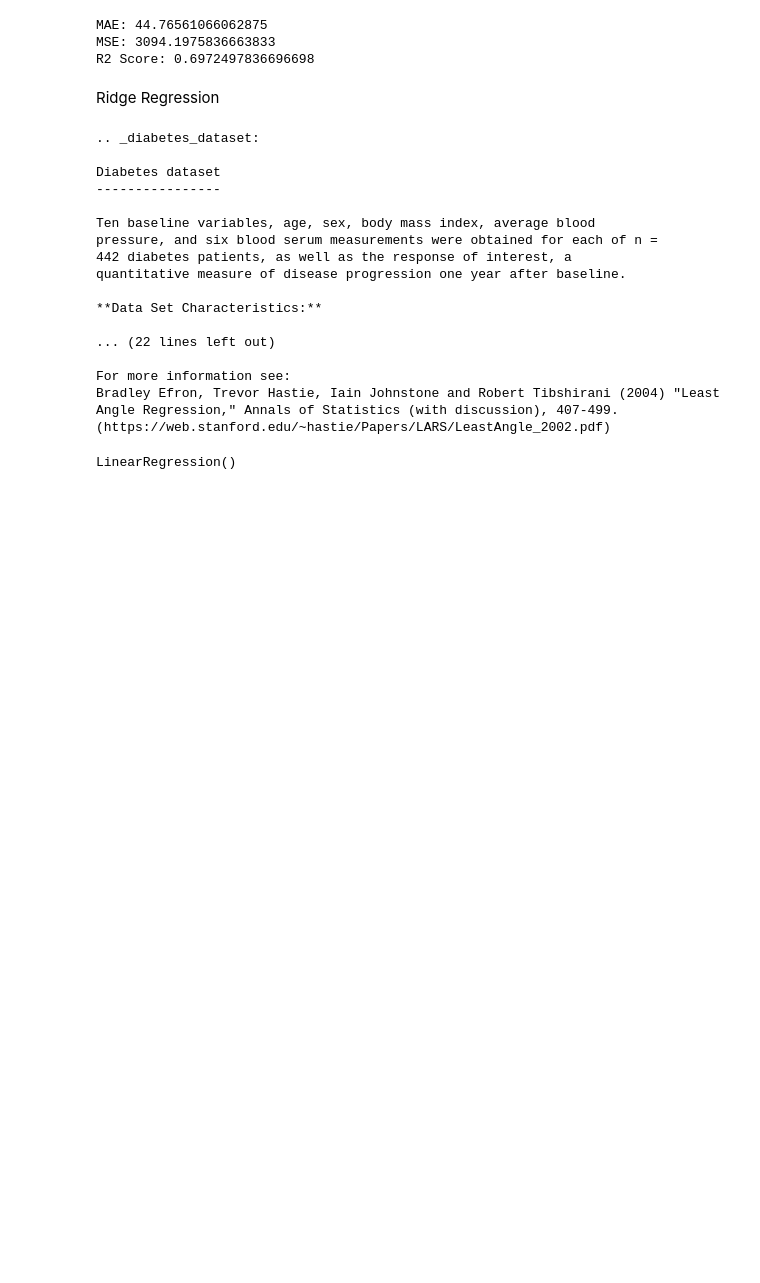
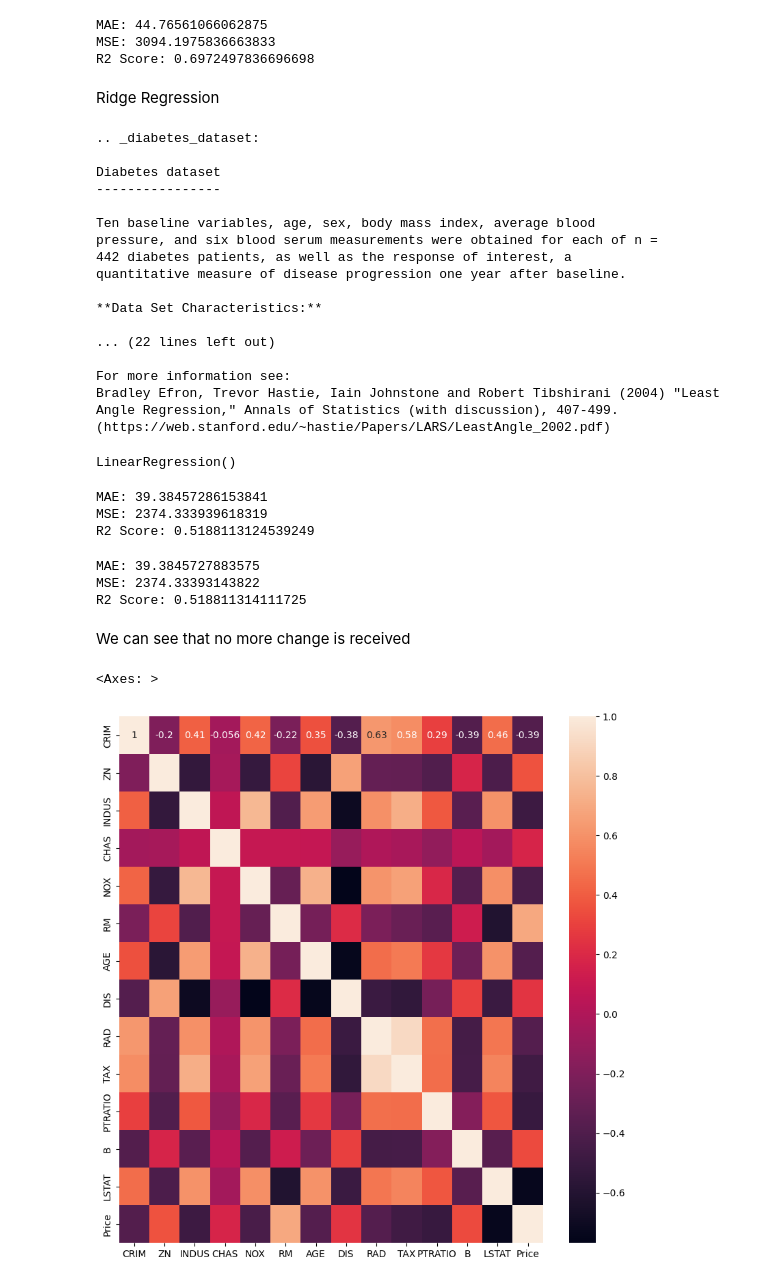
Before and after one commit to Sameershrinath/5th_sem, a Jupyter notebook: PYTHON/machine_learning/Linearregression.ipynb, the cells around one changed output. Drawn from its saved outputs; the diff is of its cells as text; code cells hidden in the pictures; blank space fills up the shorter version.

Commit message:
more example of linear regression

```diff
--- a/PYTHON/machine_learning/Linearregression.ipynb
+++ b/PYTHON/machine_learning/Linearregression.ipynb
@@ -212,3 +212,72 @@ lr=LinearRegression()
 lr.fit(X_train,y_train)
 # %% [output]
 LinearRegression()
+# %%
+from sklearn.metrics import mean_absolute_error, mean_squared_error, r2_score
+
+y_predict=lr.predict(X_test)
+mae = mean_absolute_error(y_test, y_predict)
+mse = mean_squared_error(y_test, y_predict)
+r2 = r2_score(y_test, y_predict)
+
+print("MAE:", mae)
+print("MSE:", mse)
+print("R2 Score:", r2)
+# %% [output]
+MAE: 39.38457286153841
+MSE: 2374.333939618319
+R2 Score: 0.5188113124539249
+# %%
+from sklearn.linear_model import Ridge
+R=Ridge(alpha=0.000000001)
+R.fit(X_train,y_train)
+y_predict=R.predict(X_test)
+mae = mean_absolute_error(y_test, y_predict)
+mse = mean_squared_error(y_test, y_predict)
+r2 = r2_score(y_test, y_predict)
+print("MAE:", mae)
+print("MSE:", mse)
+print("R2 Score:", r2)
+# %% [output]
+MAE: 39.3845727883575
+MSE: 2374.33393143822
+R2 Score: 0.518811314111725
+# %% [markdown]
+We can see that no more change is received
+# %%
+#libraries
+import pandas as pd
+import numpy as np
+import seaborn as sns
+import matplotlib.pyplot as plt
+from sklearn.model_selection import train_test_split
+from sklearn.linear_model import LinearRegression
+from sklearn.linear_model import Ridge, RidgeCV, Lasso
+from sklearn.preprocessing import StandardScaler
+
+#data
+# Load Boston housing data from URL
+url = "https://lib.stat.cmu.edu/datasets/boston"
+raw_df = pd.read_csv(url, sep="\s+", skiprows=22, header=None)
+data = np.hstack([raw_df.values[::2, :], raw_df.values[1::2, :2]])
+target = raw_df.values[1::2, 2]
+
+feature_names = [
+    "CRIM", "ZN", "INDUS", "CHAS", "NOX", "RM", "AGE", "DIS", "RAD", "TAX", "PTRATIO", "B", "LSTAT"
+]
+boston_df = pd.DataFrame(data, columns=feature_names)
+boston = type("Boston", (), {})()
+boston.data = data
+boston.feature_names = feature_names
+boston.target = target
+#target variable
+boston_df['Price']=boston.target
+#preview
+boston_df.head()
+
+#Exploration
+plt.figure(figsize = (10, 10))
+sns.heatmap(boston_df.corr(), annot = True)
+# %% [output]
+<Axes: >
+[figure, added]
```
Also changed, not shown: parts of 8 cells of this notebook.
